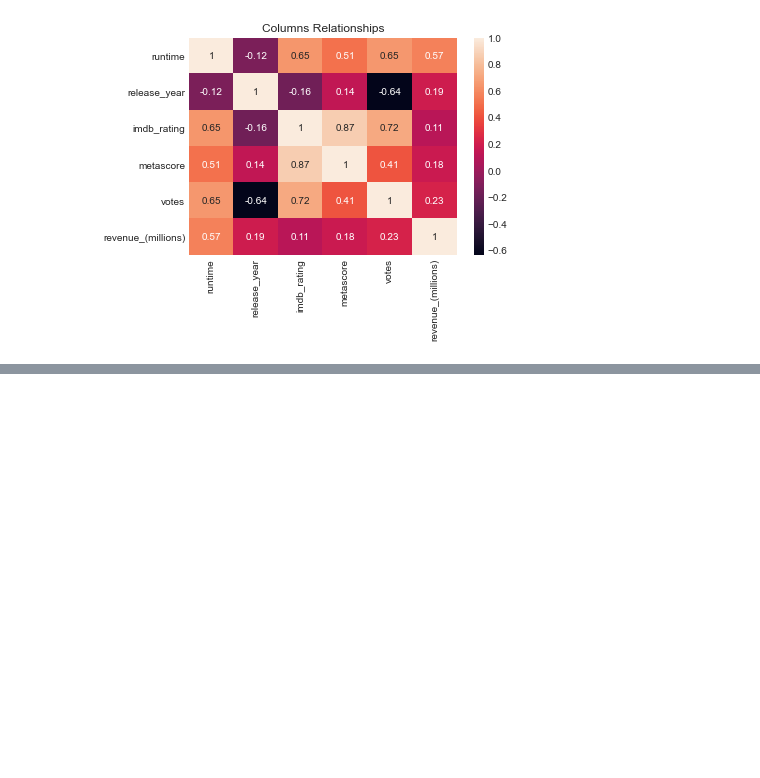
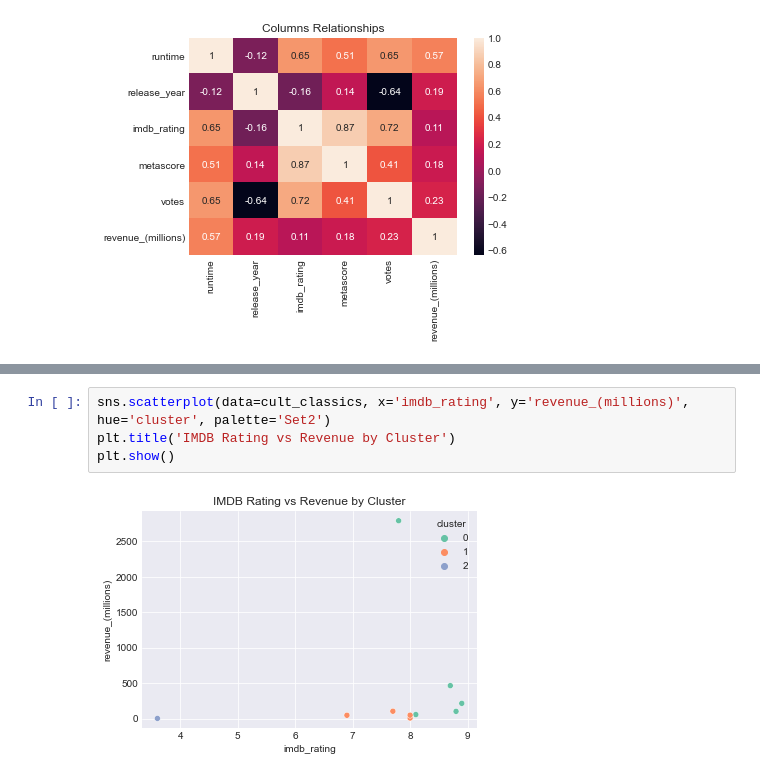
Before and after one commit to Assesa44/what_makes_a_cult_classic, a Jupyter notebook: notebook.ipynb, the cells around one changed output, grey strips where cells are left out. Drawn from its saved outputs; the diff is of its cells as text; blank space fills up the shorter version.

```diff
--- a/notebook.ipynb
+++ b/notebook.ipynb
@@ -239,0 +410,6 @@ plt.show()
+# %%
+sns.scatterplot(data=cult_classics, x='imdb_rating', y='revenue_(millions)', hue='cluster', palette='Set2')
+plt.title('IMDB Rating vs Revenue by Cluster')
+plt.show()
+# %% [output]
+[figure, added]
```
Also changed, not shown: parts of 19 cells of this notebook.
